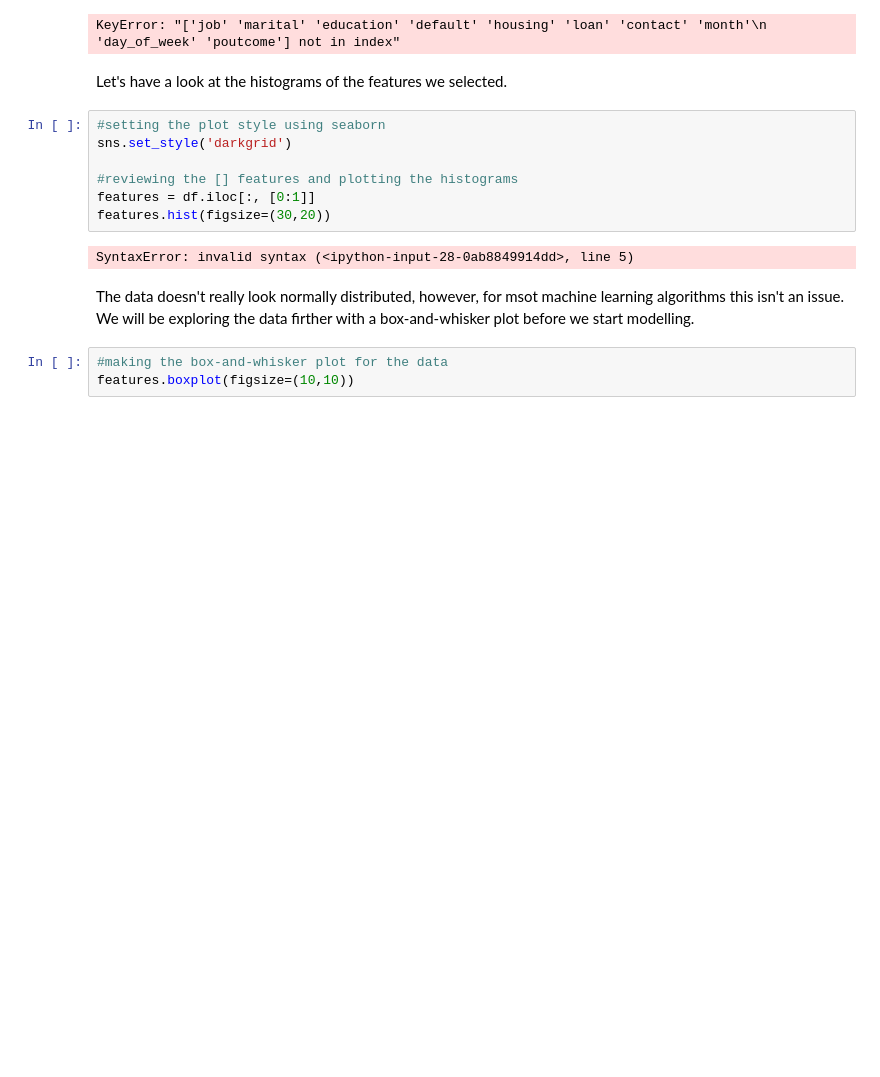
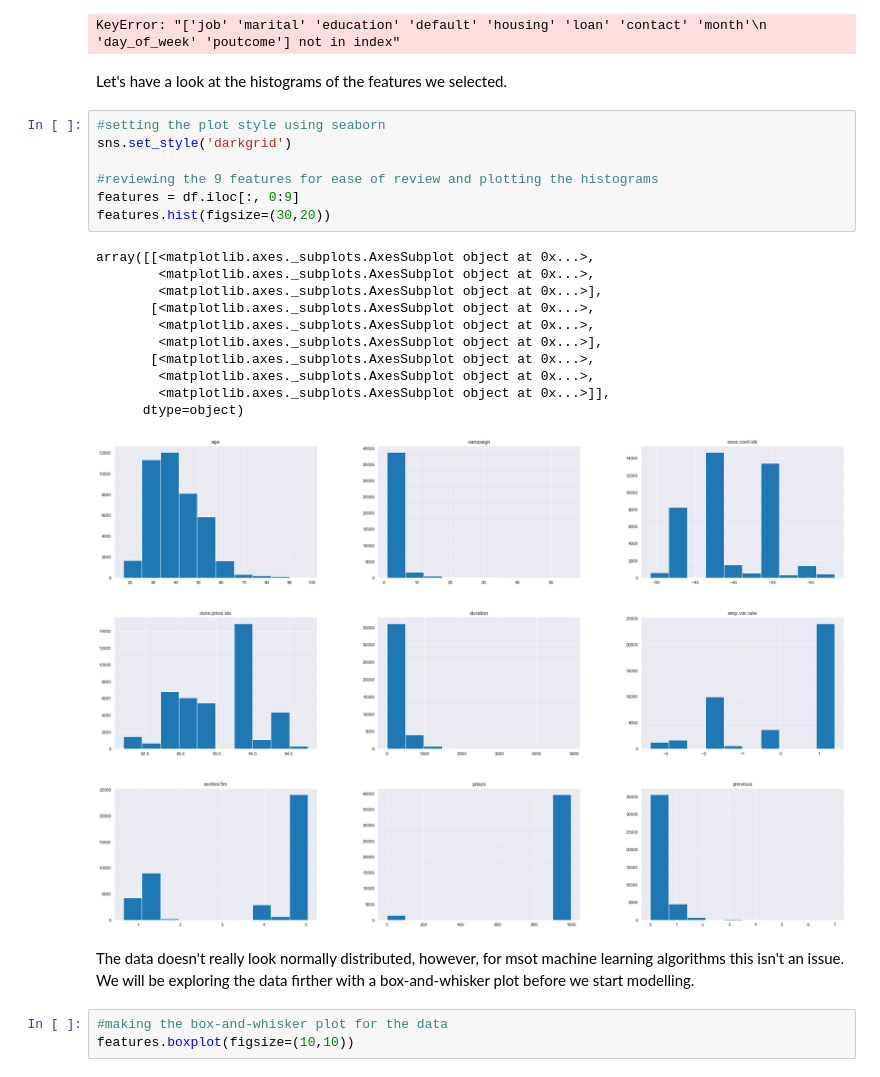
Before and after one commit to MissAle17/dsc-3-final-project-online-ds-sp-000, a Jupyter notebook: student.ipynb, the cells around one changed output. Cells and saved outputs as stored; diff of their text form; blank space fills up the shorter version.

```diff
--- a/student.ipynb
+++ b/student.ipynb
@@ -212,12 +212,22 @@ Let's have a look at the histograms of the features we selected.
 # %%
 #setting the plot style using seaborn
 sns.set_style('darkgrid')
 
-#reviewing the [] features and plotting the histograms
-features = df.iloc[:, [0:1]]
+#reviewing the 9 features for ease of review and plotting the histograms
+features = df.iloc[:, 0:9]
 features.hist(figsize=(30,20))
 # %% [output]
-SyntaxError: invalid syntax (<ipython-input-28-0ab8849914dd>, line 5)
+array([[<matplotlib.axes._subplots.AxesSubplot object at 0x...>,
+        <matplotlib.axes._subplots.AxesSubplot object at 0x...>,
+        <matplotlib.axes._subplots.AxesSubplot object at 0x...>],
+       [<matplotlib.axes._subplots.AxesSubplot object at 0x...>,
+        <matplotlib.axes._subplots.AxesSubplot object at 0x...>,
+        <matplotlib.axes._subplots.AxesSubplot object at 0x...>],
+       [<matplotlib.axes._subplots.AxesSubplot object at 0x...>,
+        <matplotlib.axes._subplots.AxesSubplot object at 0x...>,
+        <matplotlib.axes._subplots.AxesSubplot object at 0x...>]],
+      dtype=object)
+[figure, added]
 # %% [markdown]
 The data doesn't really look normally distributed, however, for msot machine learning algorithms this isn't an issue.  We will be exploring the data firther with a box-and-whisker plot before we start modelling.
 # %%
```
Also changed, not shown: parts of 6 cells of this notebook.
